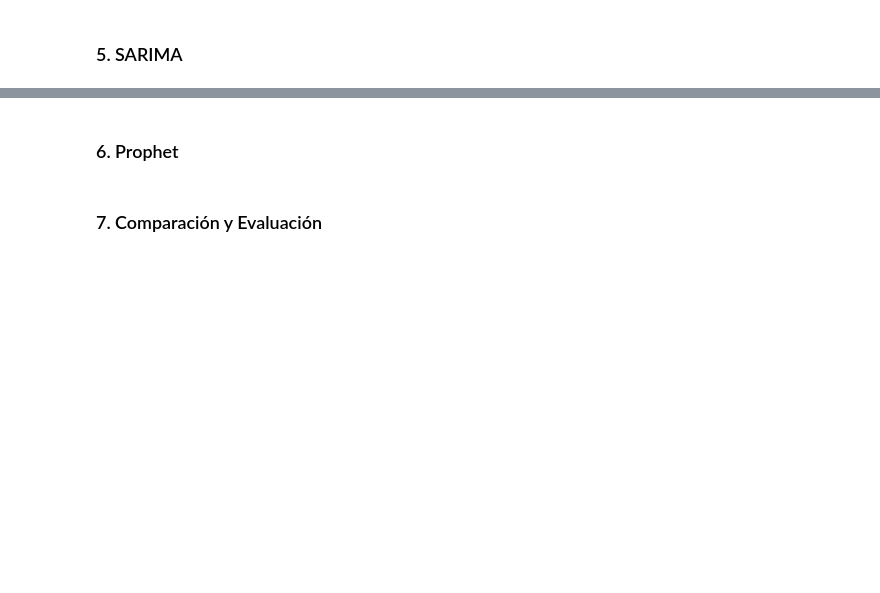
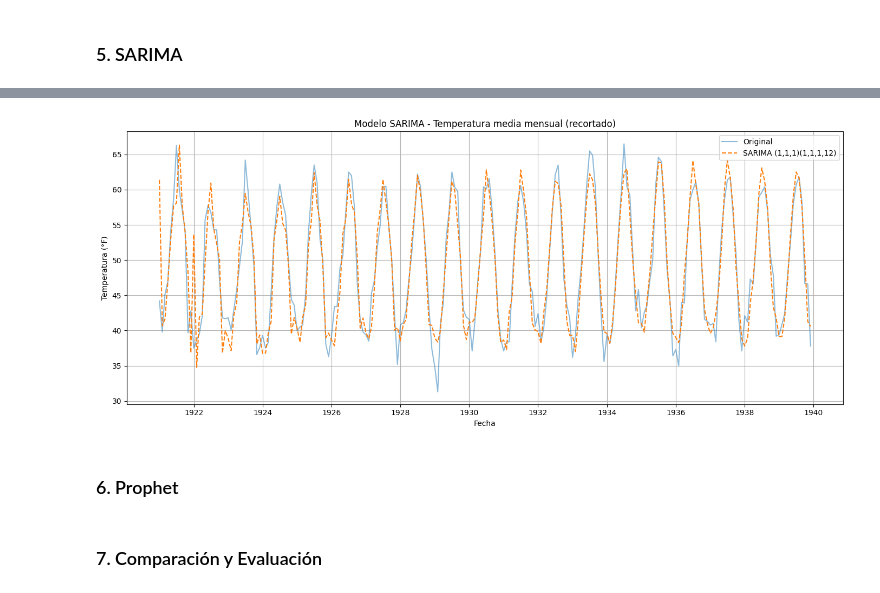
Before and after one commit to SRV-JSPA/lab1-ST, a Jupyter notebook: monthly-mean-temp.ipynb, the cells around one changed output, grey strips where cells are left out. Drawn from its saved outputs; the diff is of its cells as text; code cells hidden in the pictures; blank space fills up the shorter version.

```diff
--- a/monthly-mean-temp.ipynb
+++ b/monthly-mean-temp.ipynb
@@ -90,3 +154,29 @@ plt.show()
+# %%
+import statsmodels.api as sm
+
+sarima_model = sm.tsa.statespace.SARIMAX(
+    df['Temperature'],
+    order=(1, 1, 1),
+    seasonal_order=(1, 1, 1, 12),
+    enforce_stationarity=False,
+    enforce_invertibility=False
+).fit(disp=False)
+
+df['SARIMA'] = sarima_model.fittedvalues
+df_sarima = df[12:]
+
+plt.figure(figsize=(14, 6))
+plt.plot(df_sarima.index, df_sarima['Temperature'], label='Original', alpha=0.5)
+plt.plot(df_sarima.index, df_sarima['SARIMA'], label='SARIMA (1,1,1)(1,1,1,12)', linestyle='--')
+plt.title("Modelo SARIMA - Temperatura media mensual (recortado)")
+plt.xlabel("Fecha")
+plt.ylabel("Temperatura (°F)")
+plt.legend()
+plt.grid(True)
+plt.tight_layout()
+plt.show()
+# %% [output]
+[figure, added]
 # %% [markdown]
 ### 6. Prophet
 # %% [markdown]
```
Also changed, not shown: parts of 5 cells of this notebook.
